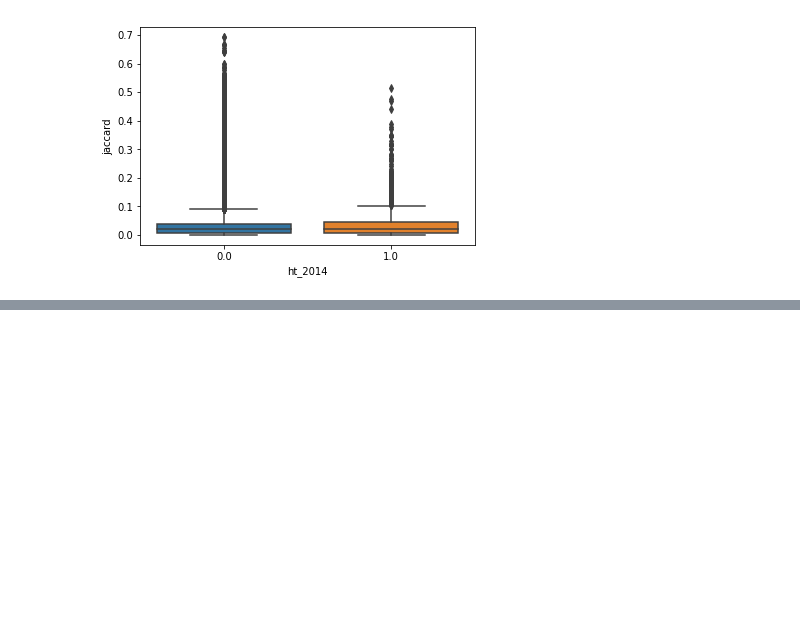
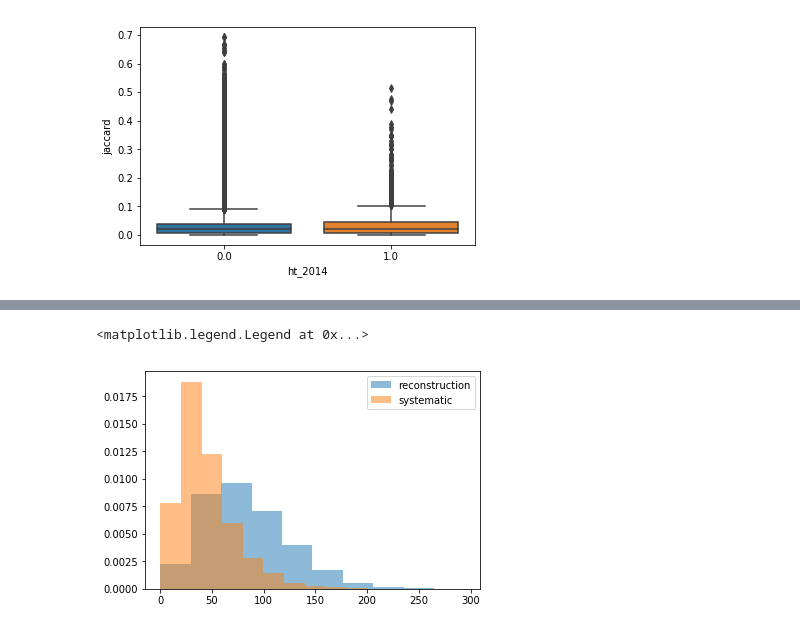
Before and after one commit to greenelab/xswap-analysis, a Jupyter notebook: nb/p_vs_rank_2.ipynb, the cells around one changed output, grey strips where cells are left out. Saved outputs shown, nothing was run; the diff lists cells and outputs as text; code cells hidden in the pictures; blank space fills up the shorter version.

```diff
--- a/nb/p_vs_rank_2.ipynb
+++ b/nb/p_vs_rank_2.ipynb
@@ -93,0 +128,7 @@ Text(0, 0.5, 'Mean Jaccard on permuted networks')
+# %%
+plt.hist(test_df.query('string == 1 and train == 0')['mean_degree'], label='reconstruction', alpha=0.5, density=True)
+plt.hist(test_df.query('ht_2014 == 1 and train == 0')['mean_degree'], label='systematic', alpha=0.5, density=True)
+plt.legend()
+# %% [output]
+<matplotlib.legend.Legend at 0x...>
+[figure, added]
```
Also changed, not shown: parts of 12 cells of this notebook, 5 other files.
